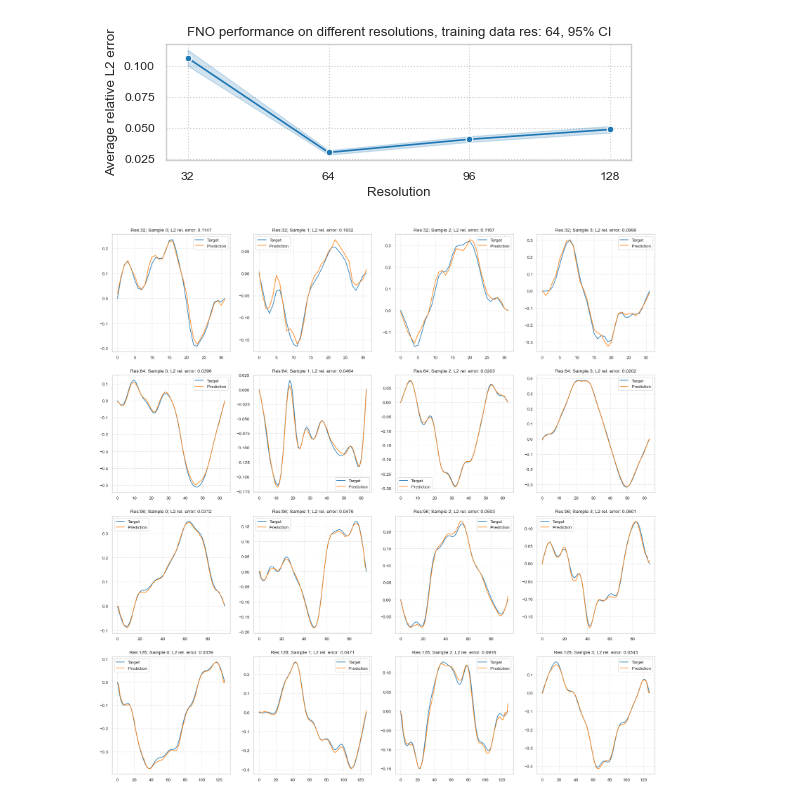
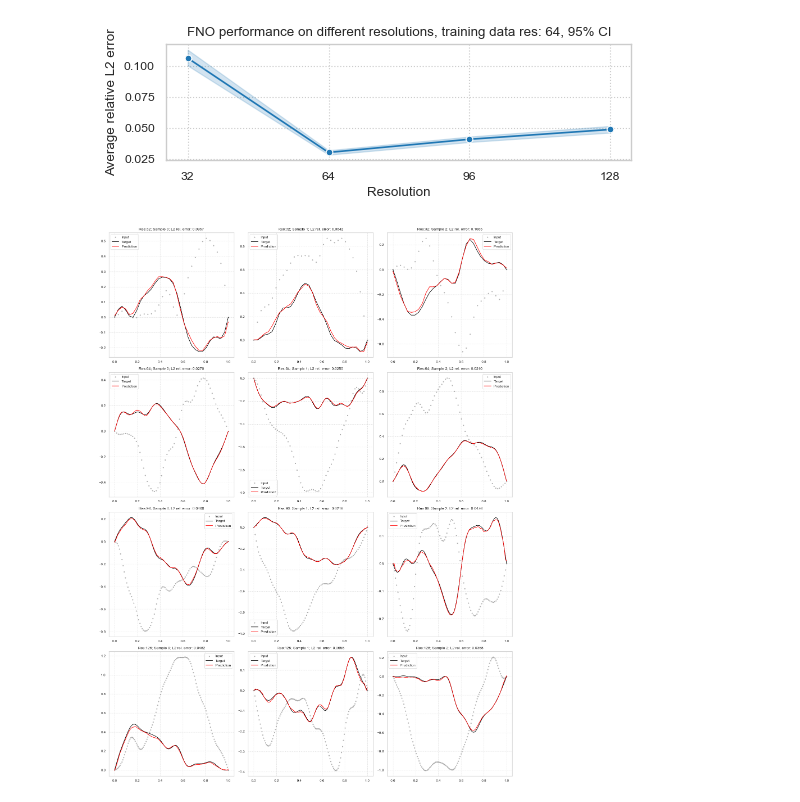
Before and after one commit to benedict-armstrong/FNO-wave-equation, a Jupyter notebook: task2.ipynb, the cells around one changed output. Cells and saved outputs as stored; diff of their text form; code cells hidden in the pictures.

Commit message:
updated plots

```diff
--- a/task2.ipynb
+++ b/task2.ipynb
@@ -62,15 +62,29 @@ with torch.no_grad():
 
         ax.set_ylabel(f"Sample {i}", fontsize=12)
 
+        x_grid = input.squeeze(0).numpy()[..., 1]
+
+        ax.scatter(
+            x_grid,
+            input.squeeze(0).numpy()[..., 0],
+            label="Input",
+            alpha=0.5,
+            color="gray",
+            marker=".",
+        )
+
         ax.plot(
-            # sample[0, :, 1].numpy(),
+            x_grid,
             target.squeeze(0).numpy(),
             label="Target",
+            color="black",
         )
+
         ax.plot(
-            # sample[0, :, 1].numpy(),
+            x_grid,
             prediction.squeeze(0).numpy(),
             label="Prediction",
+            color="red",
         )
 
         ax.set_title(f"L2 rel. error: {re_l2_error:.4f}")
@@ -88,11 +102,13 @@ with torch.no_grad():
         ax.plot(
             np.abs(target_fft)[: len(target_fft) // 2],
             label="Target",
+            color="black",
         )
 
         ax.plot(
             np.abs(prediction_fft)[: len(prediction_fft) // 2],
             label="Prediction",
+            color="red",
         )
 
         ax.axvline(modes // 2, color="gray", ls="--", label="Modes // 2")
@@ -102,5 +118,5 @@ with torch.no_grad():
         ax.grid(True, which="both", ls=":")
 
 plt.tight_layout()
-plt.show()
+plt.savefig("figures/fno_test_examples.png", dpi=300)
 # %% [output]
@@ -157,39 +173,58 @@ Resolution: 128, Average relative L2 error: 0.0487
 512
 [figure]
 # %%
-fig, axs = plt.subplots(4, 4, figsize=(20, 20))
+fig, axs = plt.subplots(4, 3, figsize=(15, 20))
 
 for i, n in enumerate([32, 64, 96, 128]):
     test_data = PDEDataset(f"data/test_sol_res_{n}.npy")
     test_data_loader = DataLoader(test_data, batch_size=BATCH_SIZE, shuffle=True)
 
     # pick N samples
-    N = 4
+    N = 3
     samples = DataLoader(test_data, batch_size=1, shuffle=True)
 
     with torch.no_grad():
         for j, sample in enumerate(samples):
             input, target = sample
 
             prediction = fno(input).squeeze(-1)
 
             re_l2_error = relative_l2_error(prediction, target).item()
 
             ax = axs[i, j]
 
+            x_grid = input.squeeze(0).numpy()[..., 1]
+
+            ax.scatter(
+                x_grid,
+                input.squeeze(0).numpy()[..., 0],
+                label="Input",
+                alpha=0.5,
+                color="gray",
+                marker=".",
+            )
+
             ax.plot(
+                x_grid,
                 target.squeeze(0).numpy(),
                 label="Target",
+                color="black",
             )
+
             ax.plot(
+                x_grid,
                 prediction.squeeze(0).numpy(),
                 label="Prediction",
+                color="red",
             )
             ax.set_title(f"Res:{n}; Sample {j}; L2 rel. error: {re_l2_error:.4f}")
 
             ax.legend()
             ax.grid(True, which="both", ls=":")
             if j == N - 1:
                 break
+
+plt.tight_layout()
+plt.savefig("figures/fno_different_res.png", dpi=300)
 # %% [output]
-[figure, old version]
+[figure, new version]
```
Also changed, not shown: parts of 2 cells of this notebook, 7 other files.
